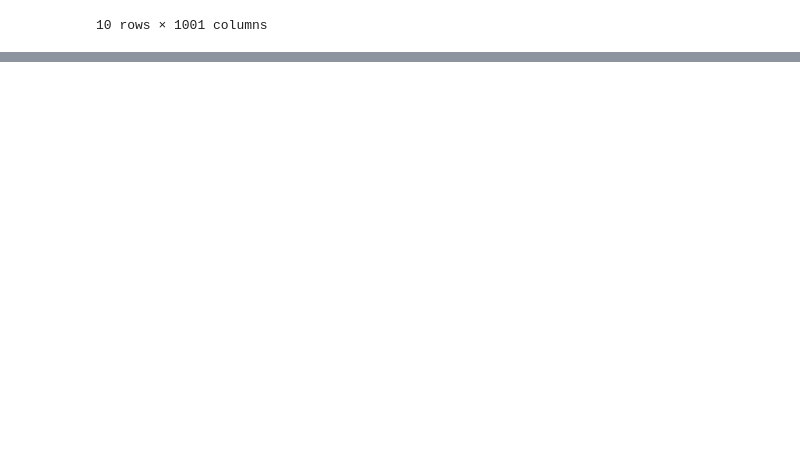
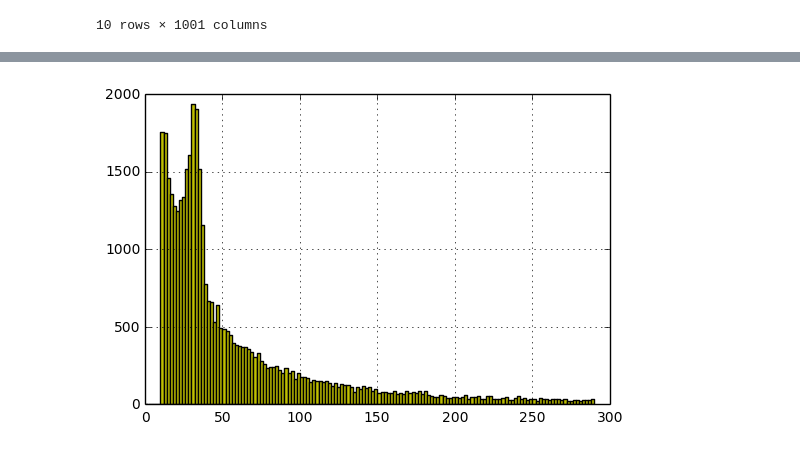
Before and after one commit to searchisko/project-classifier-poc, a Jupyter notebook: classifiers/model/d2v_superior_classifier_logreg_evaled.ipynb, the cells around one changed output, grey strips where cells are left out. Cells and saved outputs as stored; diff of their text form; code cells hidden in the pictures; blank space fills up the shorter version.

```diff
--- a/classifiers/model/d2v_superior_classifier_logreg_evaled.ipynb
+++ b/classifiers/model/d2v_superior_classifier_logreg_evaled.ipynb
@@ -312,0 +335,12 @@ dtype: float64
+# %%
+# all docs length distribution
+%matplotlib inline
+bordering_q = 0.9
+plot_data = logits["content_len"]
+bordering_q_value = int(plot_data.quantile(q=bordering_q))
+plt.hist(plot_data, bins=(bordering_q_value+1)/2, range=(0, bordering_q_value), color="y")
+plt.gca().set_axis_bgcolor('white')
+plt.grid()
+plt.show()
+# %% [output]
+[figure, added]
```
Also changed, not shown: parts of 23 cells of this notebook, 1 other file.
